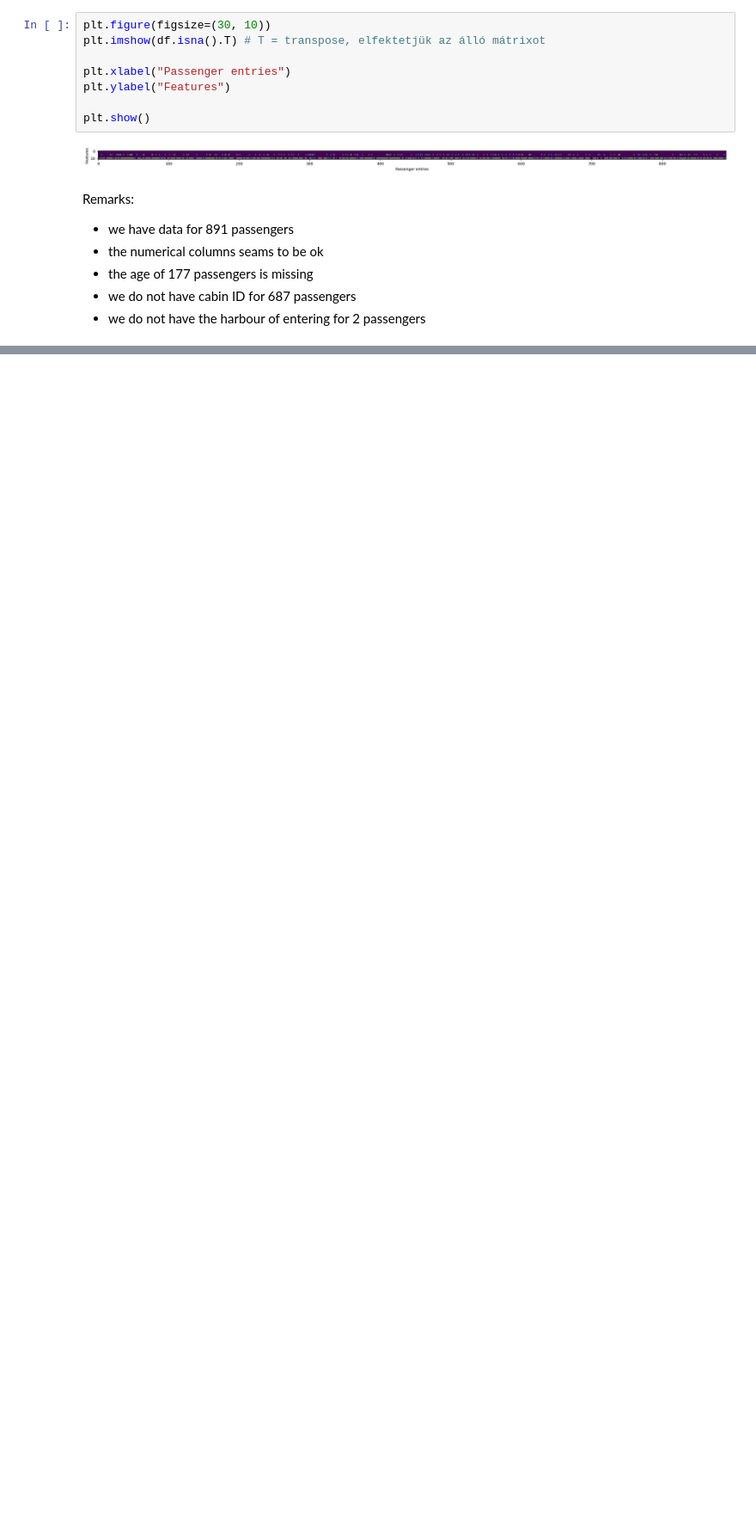
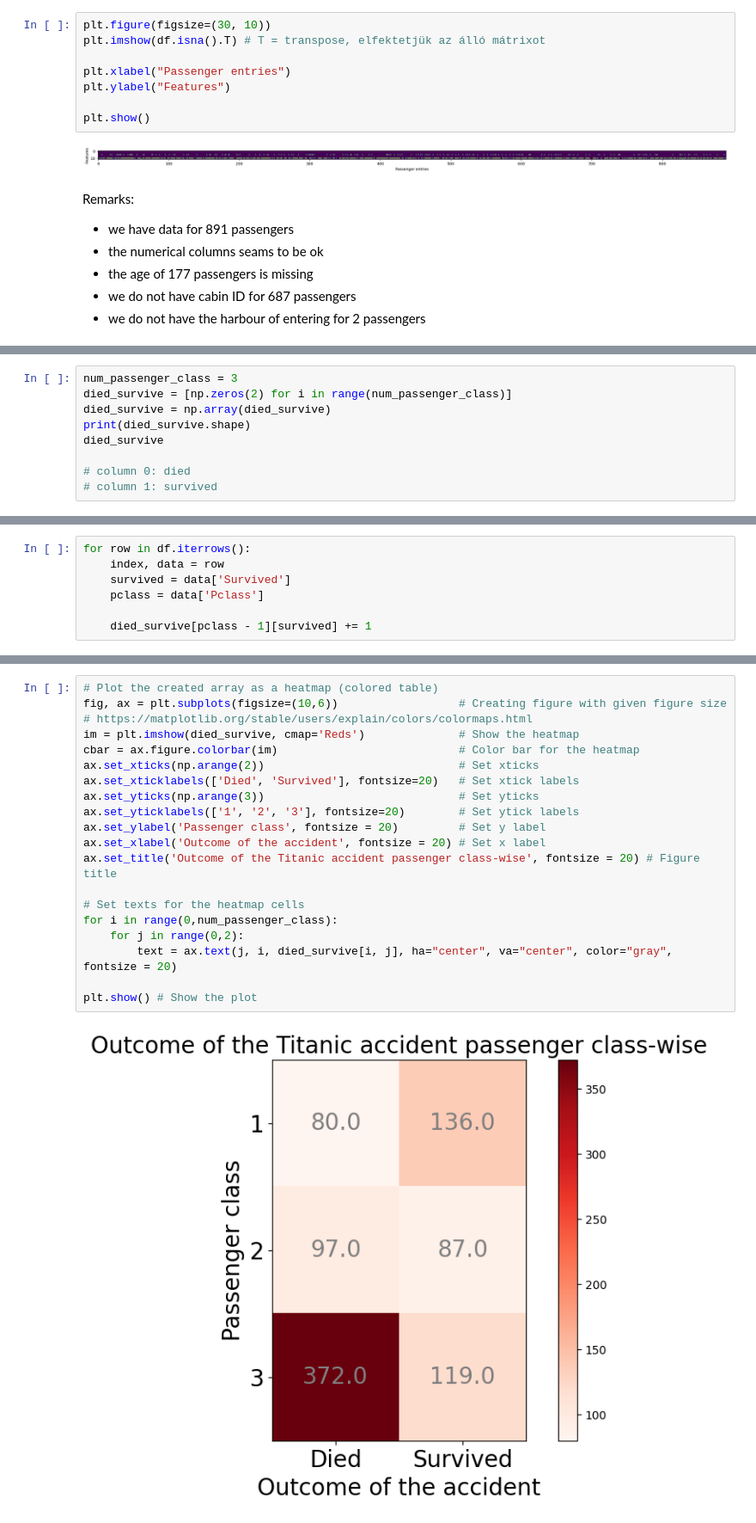
Before and after one commit to jvrErvin/python_learning, a Jupyter notebook: 6_exploratory_data_analysis_eda/titanic_eda.ipynb, the cells around one changed output, grey strips where cells are left out. Shown at 86% size. Drawn from its saved outputs; the diff is of its cells as text; blank space fills up the shorter version.

Commit message:
added heatmap for exercise 2

```diff
--- a/6_exploratory_data_analysis_eda/titanic_eda.ipynb
+++ b/6_exploratory_data_analysis_eda/titanic_eda.ipynb
@@ -123,0 +129,9 @@ Remarks:
+# %%
+num_passenger_class = 3
+died_survive = [np.zeros(2) for i in range(num_passenger_class)]
+died_survive = np.array(died_survive)
+print(died_survive.shape)
+died_survive
+
+# column 0: died
+# column 1: survived
@@ -123,0 +143,7 @@ Remarks:
+# %%
+for row in df.iterrows():
+    index, data = row
+    survived = data['Survived']
+    pclass = data['Pclass']
+
+    died_survive[pclass - 1][survived] += 1
@@ -123,0 +156,22 @@ Remarks:
+# %%
+# Plot the created array as a heatmap (colored table)
+fig, ax = plt.subplots(figsize=(10,6))                  # Creating figure with given figure size
+# https://matplotlib.org/stable/users/explain/colors/colormaps.html
+im = plt.imshow(died_survive, cmap='Reds')              # Show the heatmap
+cbar = ax.figure.colorbar(im)                           # Color bar for the heatmap
+ax.set_xticks(np.arange(2))                             # Set xticks
+ax.set_xticklabels(['Died', 'Survived'], fontsize=20)   # Set xtick labels
+ax.set_yticks(np.arange(3))                             # Set yticks
+ax.set_yticklabels(['1', '2', '3'], fontsize=20)        # Set ytick labels
+ax.set_ylabel('Passenger class', fontsize = 20)         # Set y label
+ax.set_xlabel('Outcome of the accident', fontsize = 20) # Set x label
+ax.set_title('Outcome of the Titanic accident passenger class-wise', fontsize = 20) # Figure title
+
+# Set texts for the heatmap cells
+for i in range(0,num_passenger_class):
+    for j in range(0,2):
+        text = ax.text(j, i, died_survive[i, j], ha="center", va="center", color="gray", fontsize = 20)
+
+plt.show() # Show the plot
+# %% [output]
+[figure, added]
```
Also changed, not shown: parts of 5 cells of this notebook.
